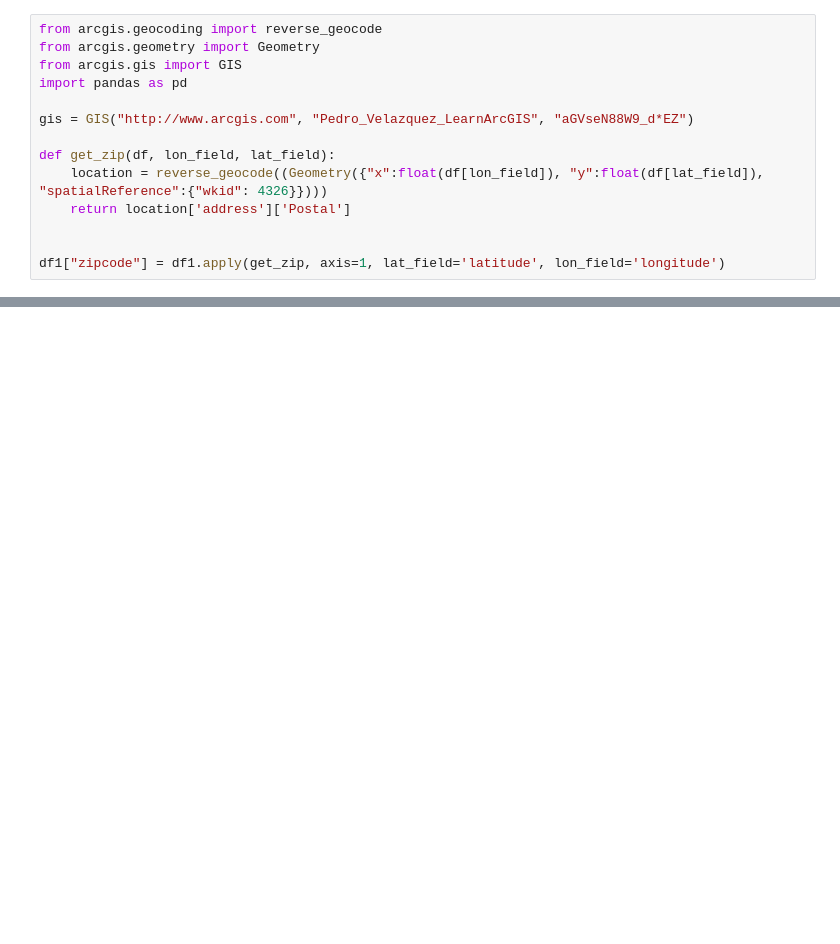
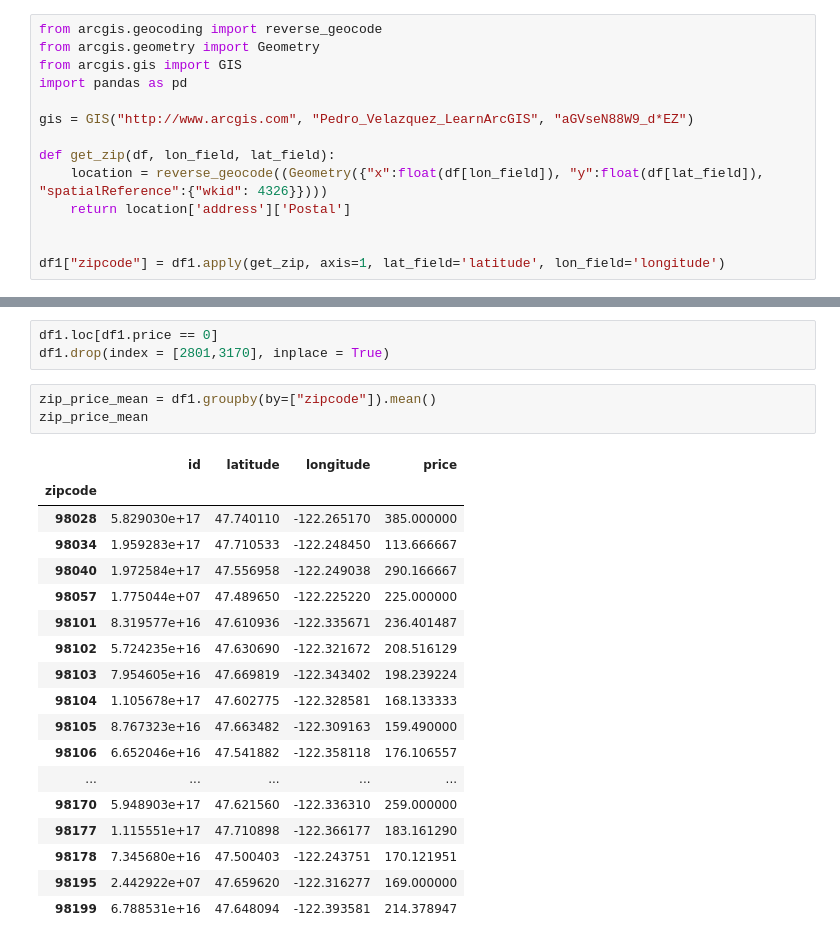
Before and after one commit to tweatherfordk/Linear-Regression-Housing-Model, a Jupyter notebook: Trystan/Airbnb_EDA_and_Cleaning.ipynb, the cells around one changed output, grey strips where cells are left out. Drawn from its saved outputs; the diff is of its cells as text; blank space fills up the shorter version.

```diff
--- a/Trystan/Airbnb_EDA_and_Cleaning.ipynb
+++ b/Trystan/Airbnb_EDA_and_Cleaning.ipynb
@@ -164,0 +283,25 @@ See the caveats in the documentation: https://pandas.pydata.org/pandas-docs/stab
+# %%
+df1.loc[df1.price == 0]
+df1.drop(index = [2801,3170], inplace = True)
+# %%
+zip_price_mean = df1.groupby(by=["zipcode"]).mean()
+zip_price_mean
+# %% [output]
+|  | id | latitude | longitude | price |
+| zipcode |  |  |  |  |
+| 98028 | 5.829030e+17 | 47.740110 | -122.265170 | 385.000000 |
+| 98034 | 1.959283e+17 | 47.710533 | -122.248450 | 113.666667 |
+| 98040 | 1.972584e+17 | 47.556958 | -122.249038 | 290.166667 |
+| 98057 | 1.775044e+07 | 47.489650 | -122.225220 | 225.000000 |
+| 98101 | 8.319577e+16 | 47.610936 | -122.335671 | 236.401487 |
+| 98102 | 5.724235e+16 | 47.630690 | -122.321672 | 208.516129 |
+| 98103 | 7.954605e+16 | 47.669819 | -122.343402 | 198.239224 |
+| 98104 | 1.105678e+17 | 47.602775 | -122.328581 | 168.133333 |
+| 98105 | 8.767323e+16 | 47.663482 | -122.309163 | 159.490000 |
+| 98106 | 6.652046e+16 | 47.541882 | -122.358118 | 176.106557 |
+| ... | ... | ... | ... | ... |
+| 98170 | 5.948903e+17 | 47.621560 | -122.336310 | 259.000000 |
+| 98177 | 1.115551e+17 | 47.710898 | -122.366177 | 183.161290 |
+| 98178 | 7.345680e+16 | 47.500403 | -122.243751 | 170.121951 |
+| 98195 | 2.442922e+07 | 47.659620 | -122.316277 | 169.000000 |
+| 98199 | 6.788531e+16 | 47.648094 | -122.393581 | 214.378947 |
```
Also changed, not shown: parts of 22 cells of this notebook, 3 other files.
